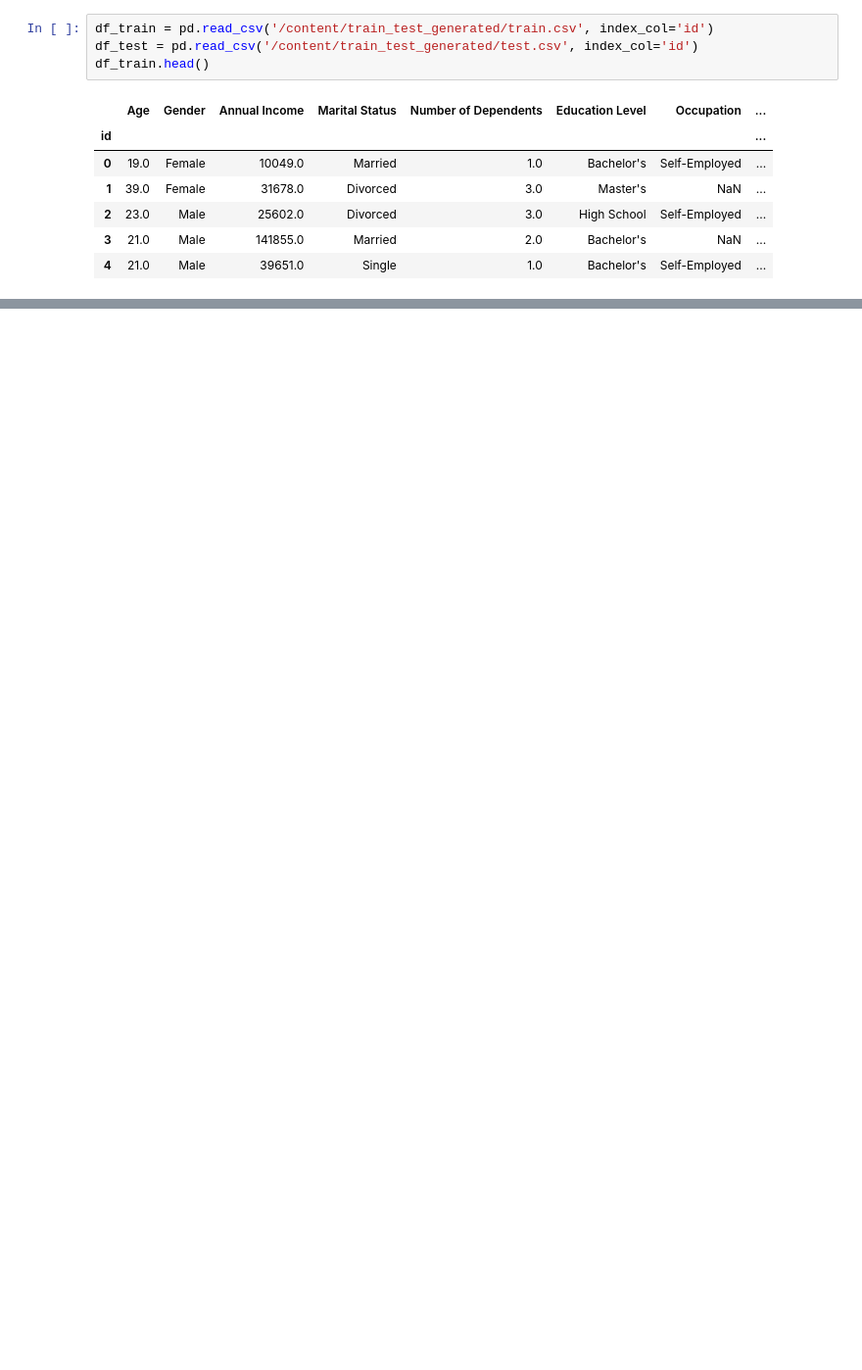
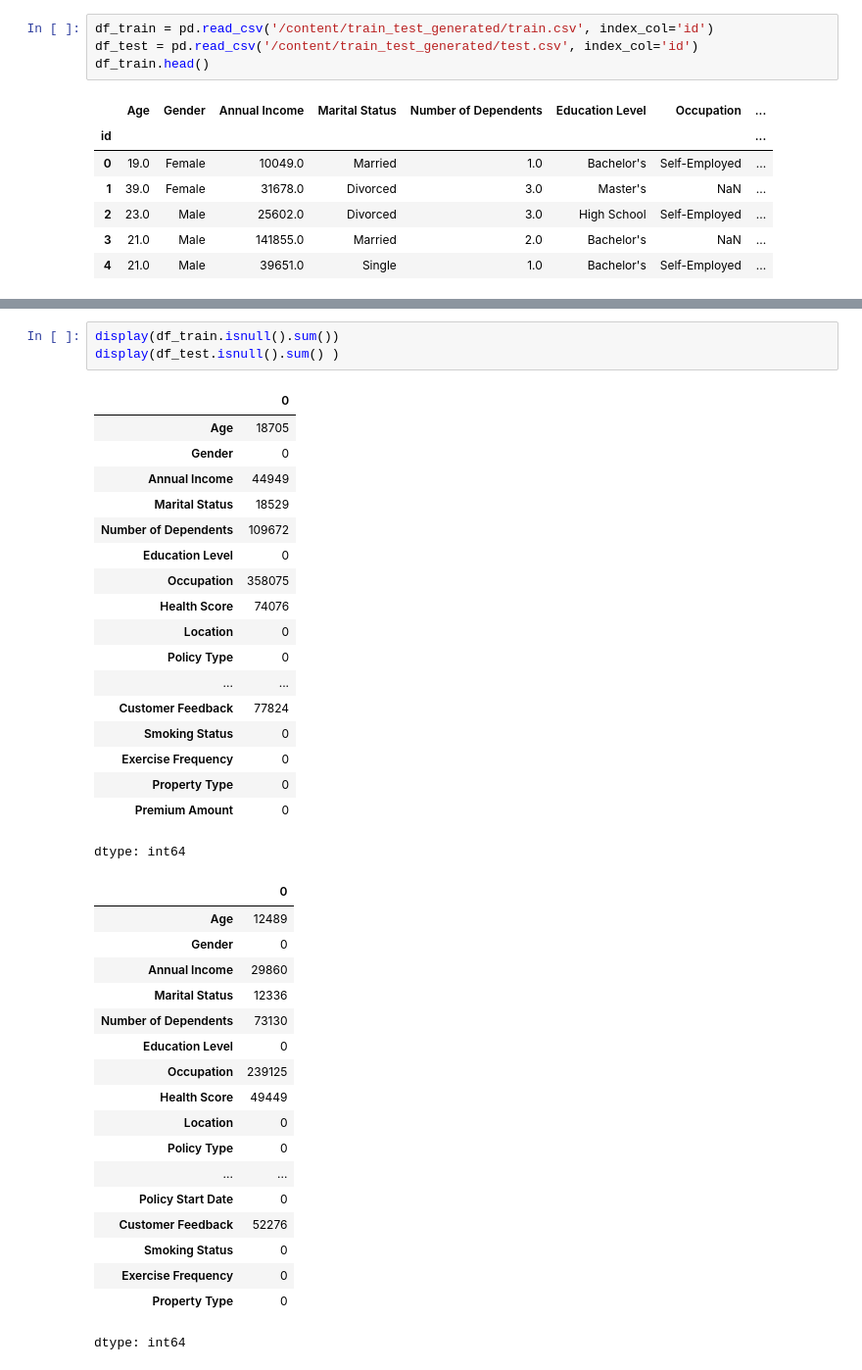
Before and after one commit to peteray-dev/Insurance-premium-ML, a Jupyter notebook: Insurance_Regression.ipynb, the cells around one changed output, grey strips where cells are left out. Shown: that part at 98% size. Saved outputs shown, nothing was run; the diff lists cells and outputs as text; blank space fills up the shorter version.

```diff
--- a/Insurance_Regression.ipynb
+++ b/Insurance_Regression.ipynb
@@ -39,0 +110,40 @@ df_train.head()
+# %%
+display(df_train.isnull().sum())
+display(df_test.isnull().sum() )
+# %% [output]
+|  | 0 |
+| Age | 18705 |
+| Gender | 0 |
+| Annual Income | 44949 |
+| Marital Status | 18529 |
+| Number of Dependents | 109672 |
+| Education Level | 0 |
+| Occupation | 358075 |
+| Health Score | 74076 |
+| Location | 0 |
+| Policy Type | 0 |
+| ... | ... |
+| Customer Feedback | 77824 |
+| Smoking Status | 0 |
+| Exercise Frequency | 0 |
+| Property Type | 0 |
+| Premium Amount | 0 |
+dtype: int64
+|  | 0 |
+| Age | 12489 |
+| Gender | 0 |
+| Annual Income | 29860 |
+| Marital Status | 12336 |
+| Number of Dependents | 73130 |
+| Education Level | 0 |
+| Occupation | 239125 |
+| Health Score | 49449 |
+| Location | 0 |
+| Policy Type | 0 |
+| ... | ... |
+| Policy Start Date | 0 |
+| Customer Feedback | 52276 |
+| Smoking Status | 0 |
+| Exercise Frequency | 0 |
+| Property Type | 0 |
+dtype: int64
```
Also changed, not shown: parts of 30 cells of this notebook.
